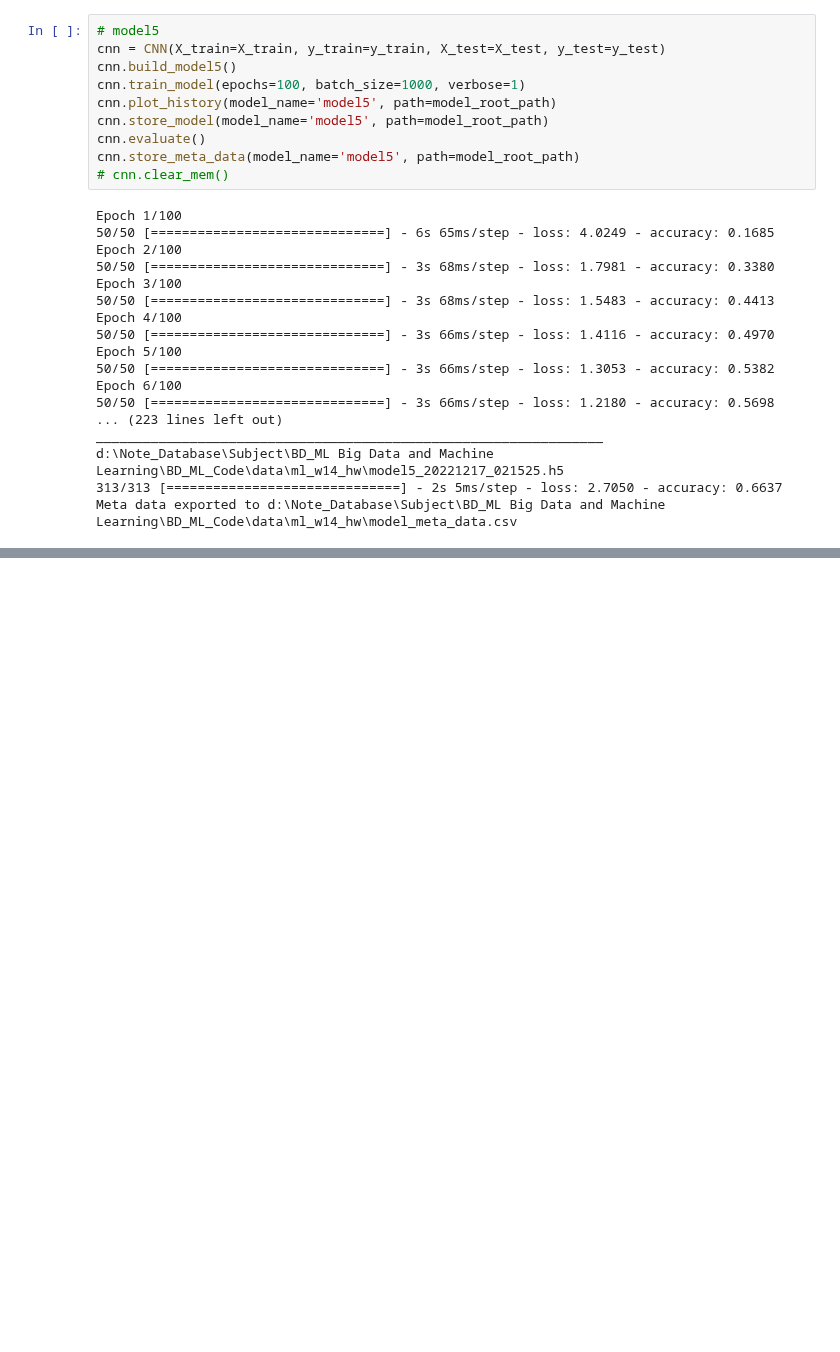
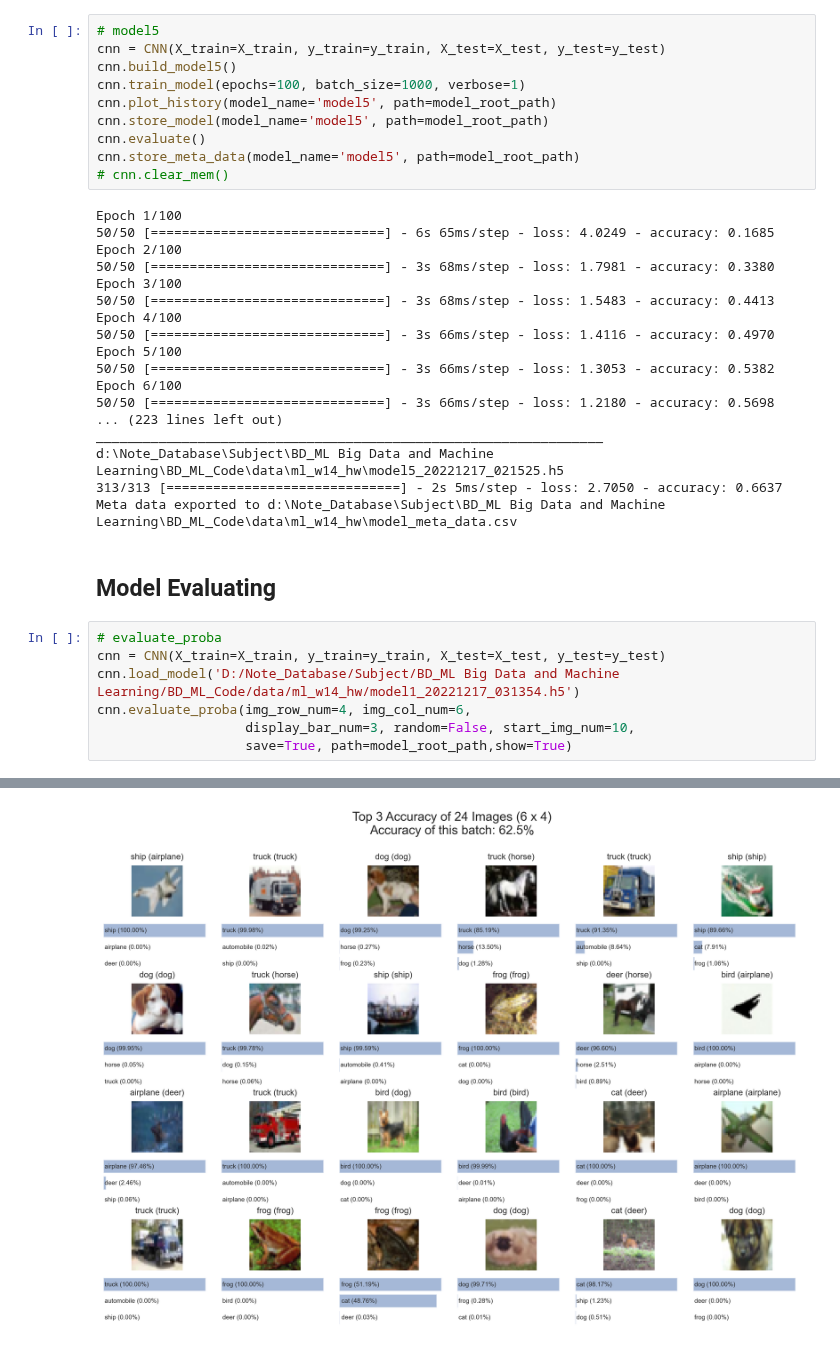
Before and after one commit to belongtothenight/BD_ML_Code, a Jupyter notebook: src/ML_w14_hw.ipynb, the cells around one changed output, grey strips where cells are left out. Saved outputs shown, nothing was run; the diff lists cells and outputs as text; blank space fills up the shorter version.

```diff
--- a/src/ML_w14_hw.ipynb
+++ b/src/ML_w14_hw.ipynb
@@ -443,3 +534,13 @@ _________________________________________________________________
 d:\Note_Database\Subject\BD_ML Big Data and Machine Learning\BD_ML_Code\data\ml_w14_hw\model5_20221217_021525.h5
 313/313 [==============================] - 2s 5ms/step - loss: 2.7050 - accuracy: 0.6637
 Meta data exported to d:\Note_Database\Subject\BD_ML Big Data and Machine Learning\BD_ML_Code\data\ml_w14_hw\model_meta_data.csv
+# %% [markdown]
+## Model Evaluating
+# %%
+# evaluate_proba
+cnn = CNN(X_train=X_train, y_train=y_train, X_test=X_test, y_test=y_test)
+cnn.load_model('D:/Note_Database/Subject/BD_ML Big Data and Machine Learning/BD_ML_Code/data/ml_w14_hw/model1_20221217_031354.h5')
+cnn.evaluate_proba(img_row_num=4, img_col_num=6,
+                   display_bar_num=3, random=False, start_img_num=10,
+                   save=True, path=model_root_path,show=True)
+# %% [output]
@@ -445,0 +548 @@ Meta data exported to d:\Note_Database\Subject\BD_ML Big Data and Machine Learni
+[figure, added]
```
Also changed, not shown: parts of 4 cells of this notebook, 59 other files.
